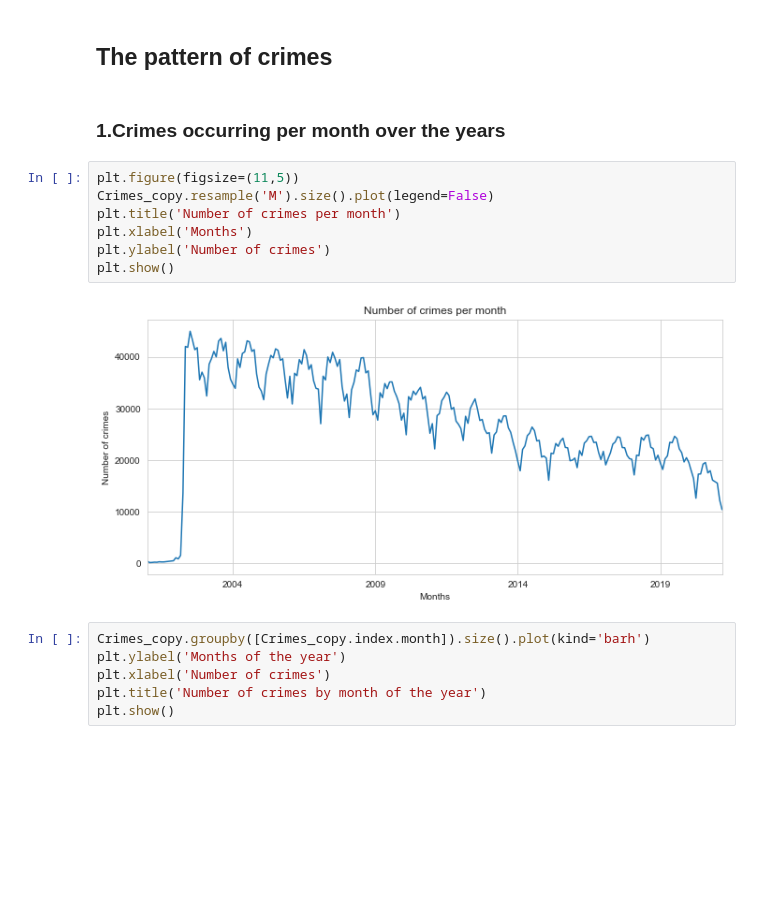
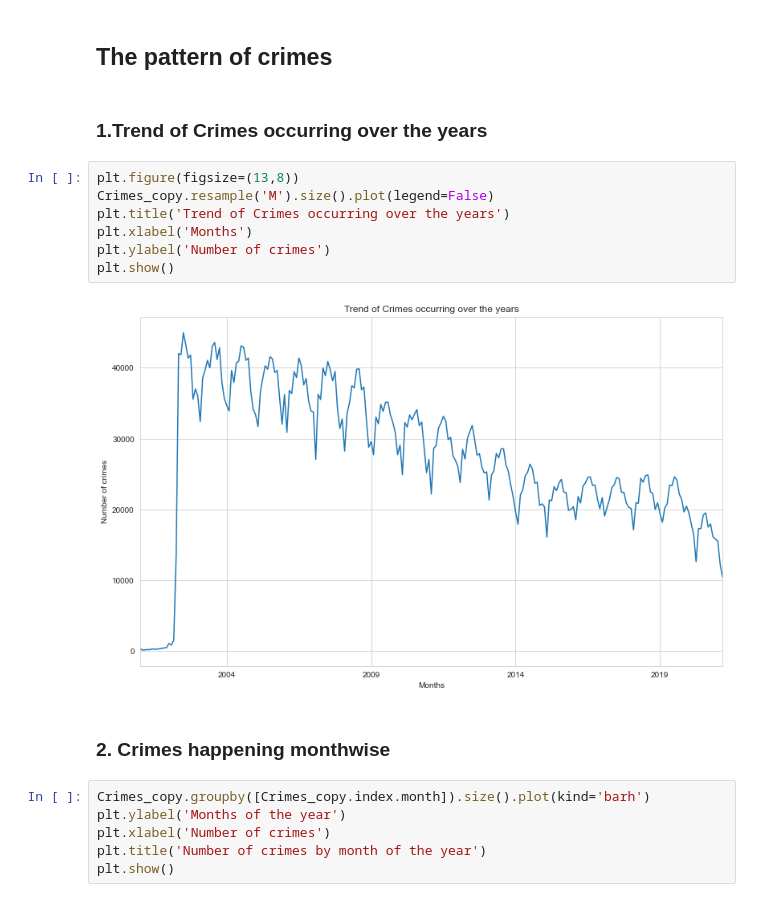
Before and after one commit to tejalvs/ChicagoCrimeAnalysis, a Jupyter notebook: DataCleaning_1.ipynb, the cells around one changed output. Saved outputs shown, nothing was run; the diff lists cells and outputs as text; blank space fills up the shorter version.

```diff
--- a/DataCleaning_1.ipynb
+++ b/DataCleaning_1.ipynb
@@ -237,16 +237,18 @@ plo = crime_data_count_date.rolling(365).sum().plot(figsize=(12, 30), subplots=T
 # %% [markdown]
 ## The pattern of crimes
 # %% [markdown]
-### 1.Crimes occurring per month over the years
+### 1.Trend of Crimes occurring over the years
 # %%
-plt.figure(figsize=(11,5))
+plt.figure(figsize=(13,8))
 Crimes_copy.resample('M').size().plot(legend=False)
-plt.title('Number of crimes per month')
+plt.title('Trend of Crimes occurring over the years')
 plt.xlabel('Months')
 plt.ylabel('Number of crimes')
 plt.show()
 # %% [output]
-[figure, old version]
+[figure, new version]
+# %% [markdown]
+### 2. Crimes happening monthwise
 # %%
 Crimes_copy.groupby([Crimes_copy.index.month]).size().plot(kind='barh')
 plt.ylabel('Months of the year')
```
Also changed, not shown: parts of 8 cells of this notebook.
